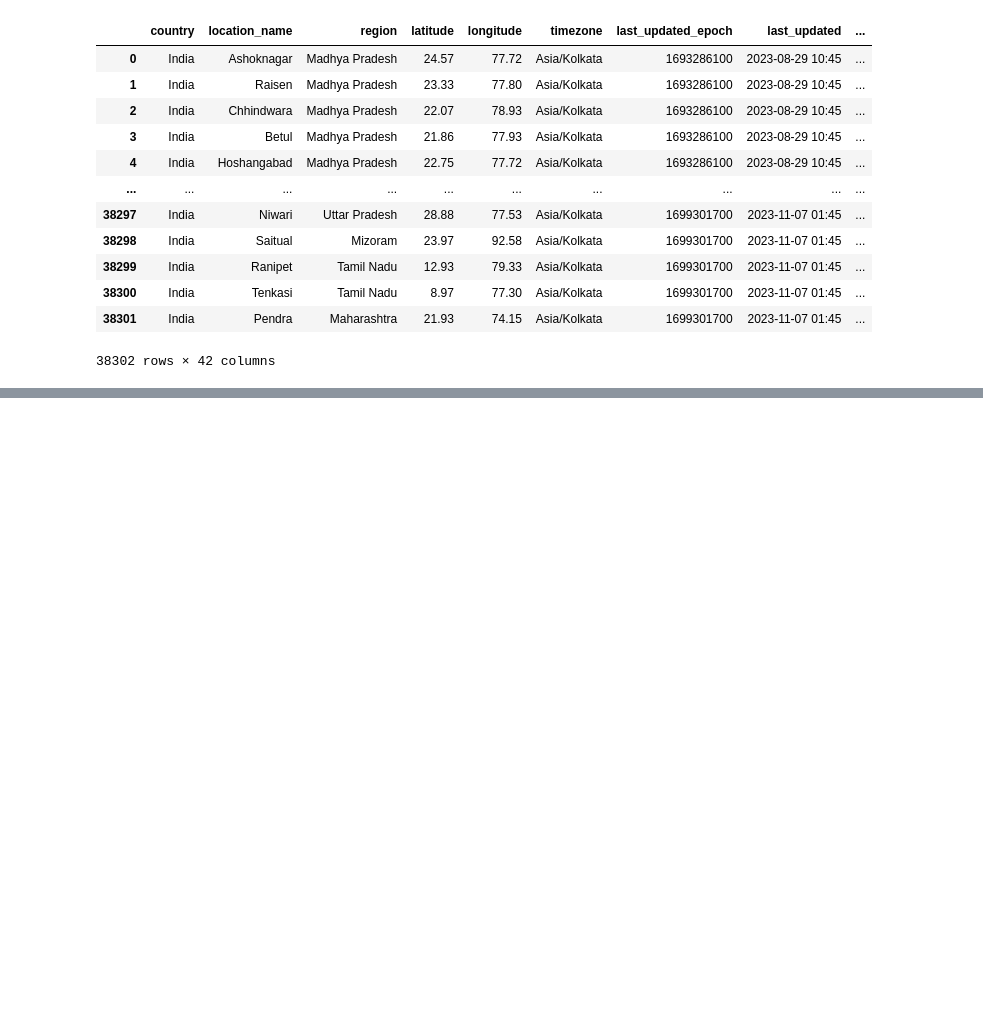
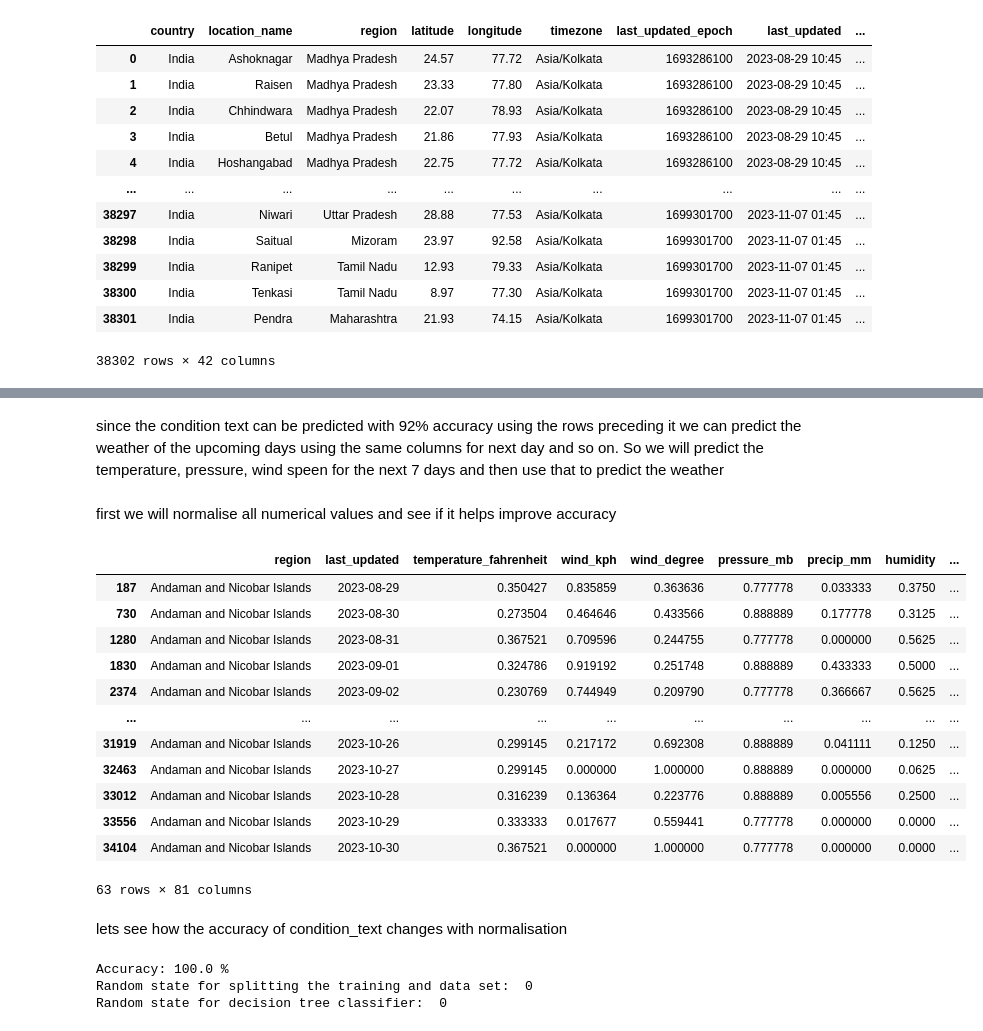
Before and after one commit to DarkEmpress/RainCheck-Your-Ultimate-Weather-Companion-for-India, a Jupyter notebook: try1.ipynb, the cells around one changed output, grey strips where cells are left out. Saved outputs shown, nothing was run; the diff lists cells and outputs as text; code cells hidden in the pictures; blank space fills up the shorter version.

```diff
--- a/try1.ipynb
+++ b/try1.ipynb
@@ -28,0 +424,60 @@ AttributeError: 'numpy.ndarray' object has no attribute 'columns'
+# %% [markdown]
+since the condition text can be predicted with 92% accuracy using the rows preceding it we can predict the weather of the upcoming days using the same columns for next day and so on. So we will predict the temperature, pressure, wind speen for the next 7 days and then use that to predict the weather
+# %% [markdown]
+first we will normalise all numerical values and see if it helps improve accuracy
+# %%
+import pandas as pd
+from sklearn.preprocessing import MinMaxScaler
+
+# Select only the numerical columns
+numerical_columns = data.select_dtypes(include=['float64', 'int64']).columns
+
+# Create an instance of MinMaxScaler
+scaler = MinMaxScaler()
+
+# Fit the scaler on the numerical columns and transform the values
+data[numerical_columns] = scaler.fit_transform(data[numerical_columns])
+data
+# %% [output]
+|  | region | last_updated | temperature_fahrenheit | wind_kph | wind_degree | pressure_mb | precip_mm | humidity | ... |
+| 187 | Andaman and Nicobar Islands | 2023-08-29 | 0.350427 | 0.835859 | 0.363636 | 0.777778 | 0.033333 | 0.3750 | ... |
+| 730 | Andaman and Nicobar Islands | 2023-08-30 | 0.273504 | 0.464646 | 0.433566 | 0.888889 | 0.177778 | 0.3125 | ... |
+| 1280 | Andaman and Nicobar Islands | 2023-08-31 | 0.367521 | 0.709596 | 0.244755 | 0.777778 | 0.000000 | 0.5625 | ... |
+| 1830 | Andaman and Nicobar Islands | 2023-09-01 | 0.324786 | 0.919192 | 0.251748 | 0.888889 | 0.433333 | 0.5000 | ... |
+| 2374 | Andaman and Nicobar Islands | 2023-09-02 | 0.230769 | 0.744949 | 0.209790 | 0.777778 | 0.366667 | 0.5625 | ... |
+| ... | ... | ... | ... | ... | ... | ... | ... | ... | ... |
+| 31919 | Andaman and Nicobar Islands | 2023-10-26 | 0.299145 | 0.217172 | 0.692308 | 0.888889 | 0.041111 | 0.1250 | ... |
+| 32463 | Andaman and Nicobar Islands | 2023-10-27 | 0.299145 | 0.000000 | 1.000000 | 0.888889 | 0.000000 | 0.0625 | ... |
+| 33012 | Andaman and Nicobar Islands | 2023-10-28 | 0.316239 | 0.136364 | 0.223776 | 0.888889 | 0.005556 | 0.2500 | ... |
+| 33556 | Andaman and Nicobar Islands | 2023-10-29 | 0.333333 | 0.017677 | 0.559441 | 0.777778 | 0.000000 | 0.0000 | ... |
+| 34104 | Andaman and Nicobar Islands | 2023-10-30 | 0.367521 | 0.000000 | 1.000000 | 0.777778 | 0.000000 | 0.0000 | ... |
+63 rows × 81 columns
+# %% [markdown]
+lets see how the accuracy of condition_text changes with normalisation
+# %%
+from sklearn import tree
+from sklearn.model_selection import train_test_split
+from sklearn.metrics import accuracy_score
+# Load the dataset
+X = data.iloc[:, [2,3,4,5,6,7,8,9]].values
+y = data.iloc[:, 10].values
+accuracy=0
+max_accuracy=0
+rand_i=0
+rand_j=0
+for i in range(0,100):
+    for j in range(0,100):
+        X_train, X_test, y_train, y_test = train_test_split(X, y, test_size=0.2, random_state=i)
+        clf = tree.DecisionTreeClassifier(random_state=j)
+        clf.fit(X_train, y_train)
+        y_pred = clf.predict(X_test)
+        accuracy = accuracy_score(y_test, y_pred)
+        if accuracy > max_accuracy:
+            max_accuracy = accuracy
+            rand_i = i
+            rand_j = j
+print("Accuracy:", max_accuracy*100,"%"," \nRandom state for splitting the training and data set: ",rand_i,"\nRandom state for decision tree classifier: ",rand_j)
+# %% [output]
+Accuracy: 100.0 %
+Random state for splitting the training and data set:  0
+Random state for decision tree classifier:  0
```
Also changed, not shown: parts of 27 cells of this notebook.
